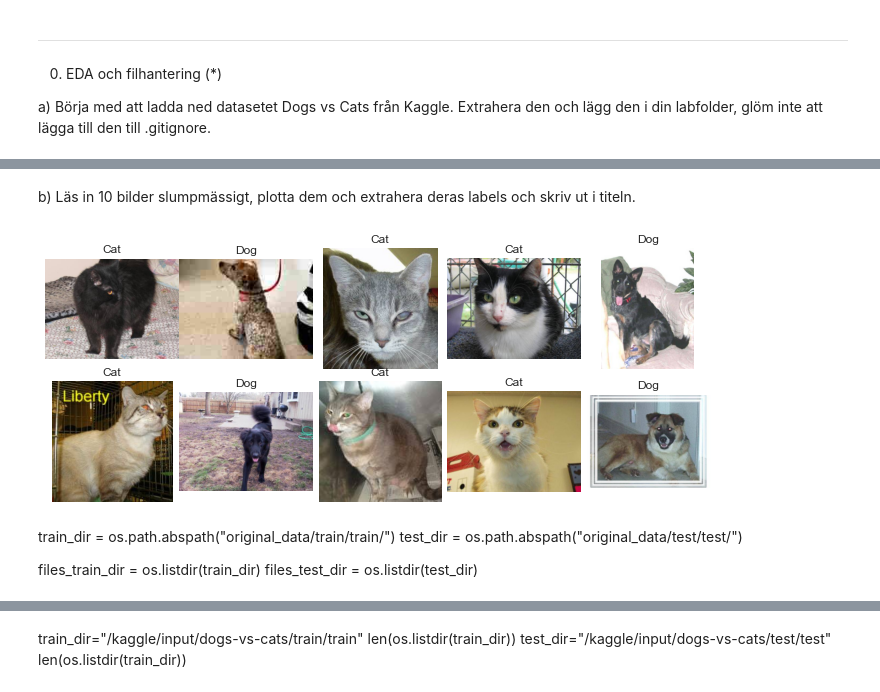
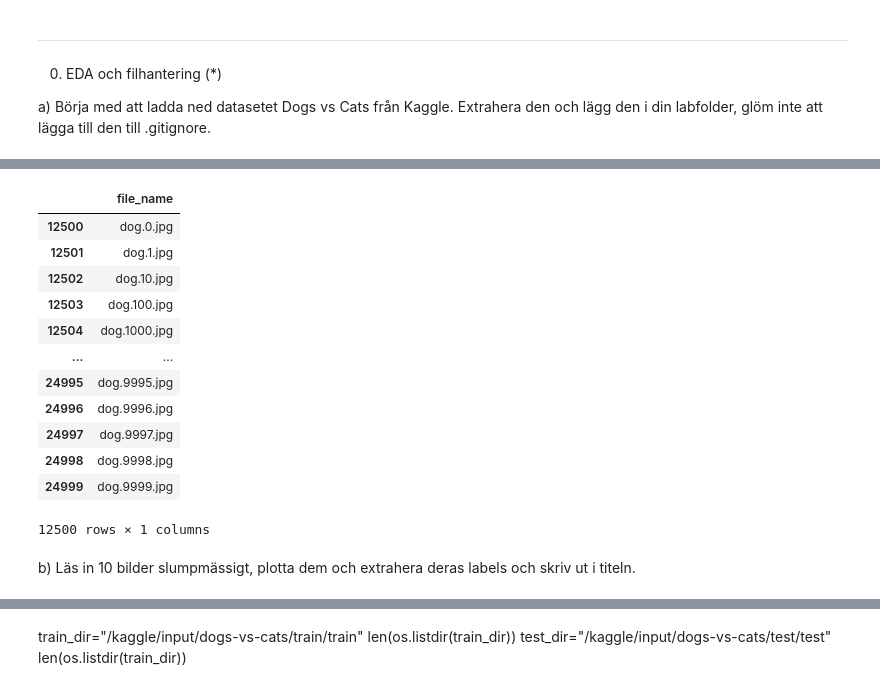
Before and after one commit to yuna-liu/deep-learning-Yuna-Liu, a Jupyter notebook: Lab1/lab.ipynb, the cells around one changed output, grey strips where cells are left out. Drawn from its saved outputs; the diff is of its cells as text; code cells hidden in the pictures.

```diff
--- a/Lab1/lab.ipynb
+++ b/Lab1/lab.ipynb
@@ -26,3 +62,19 @@ plt.style.use("seaborn-white")
+# %%
+df_dog
+# %% [output]
+|  | file_name |
+| 12500 | dog.0.jpg |
+| 12501 | dog.1.jpg |
+| 12502 | dog.10.jpg |
+| 12503 | dog.100.jpg |
+| 12504 | dog.1000.jpg |
+| ... | ... |
+| 24995 | dog.9995.jpg |
+| 24996 | dog.9996.jpg |
+| 24997 | dog.9997.jpg |
+| 24998 | dog.9998.jpg |
+| 24999 | dog.9999.jpg |
+12500 rows × 1 columns
 # %% [markdown]
 b) Läs in 10 bilder slumpmässigt, plotta dem och extrahera deras labels och skriv ut i titeln.
 # %%
@@ -62,14 +113,3 @@ def display_images(n_of_images=10, nrows = 2, ncols = 5, figsize = (12,4)):
             ax.set(title="Dog")
 
     fig.subplots_adjust(wspace=0, hspace=.1, bottom=0)
-# %%
-display_images()
-# %% [output]
-[figure, removed]
-# %% [markdown]
-train_dir = os.path.abspath("original_data/train/train/")
-test_dir = os.path.abspath("original_data/test/test/")
-
-
-files_train_dir = os.listdir(train_dir)
-files_test_dir = os.listdir(test_dir)
```
Also changed, not shown: parts of 21 cells of this notebook.
